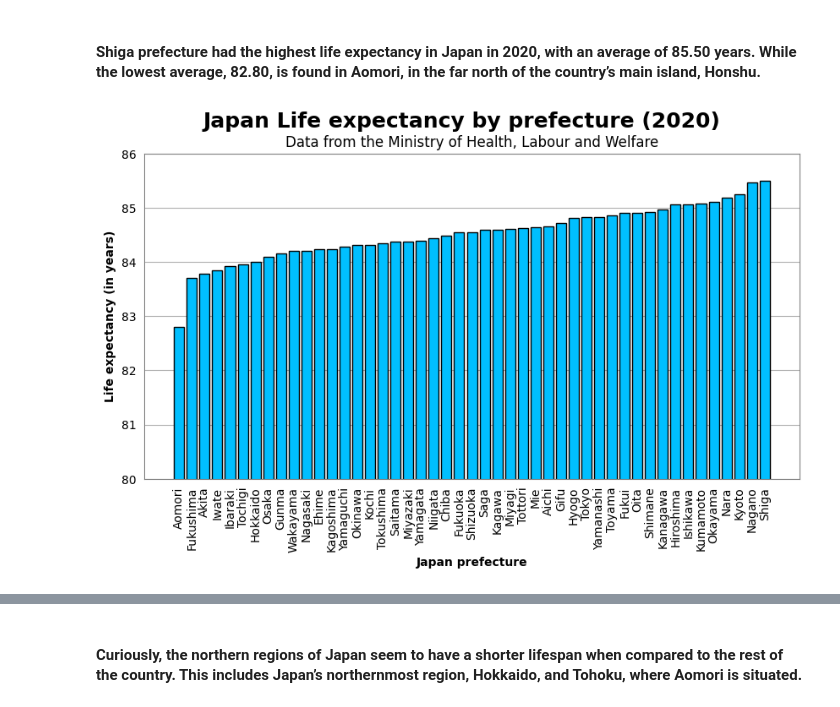
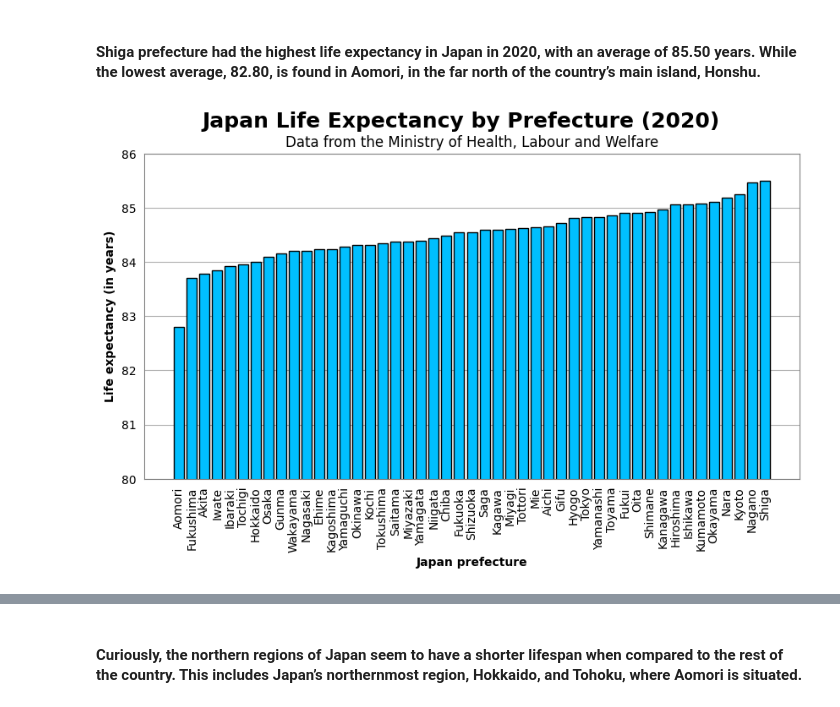
Before and after one commit to rafaseto/japan-life-expectancy, a Jupyter notebook: data_analysis.ipynb, the cells around one changed output, grey strips where cells are left out. Cells and saved outputs as stored; diff of their text form; code cells hidden in the pictures.

```diff
--- a/data_analysis.ipynb
+++ b/data_analysis.ipynb
@@ -47,35 +47,35 @@ ax = plt.gca()
 
 # Change the colors of the axis
 ax.spines['top'].set_color('gray')
 ax.spines['bottom'].set_color('gray')
 ax.spines['left'].set_color('gray')
 ax.spines['right'].set_color('gray')
 
 # Remove ticks from the axis
 ax.tick_params(axis='x', which='both', bottom=False, top=False)
 ax.tick_params(axis='y', which='both', left=False, right=False)
 
 # Y axis interval
 plt.ylim(80, 86)
 
 # Add a grid
 plt.grid(True, axis='y', zorder=0)
 
 # Title of the graph
-plt.suptitle('Japan Life expectancy by prefecture (2020)', fontsize=18, fontweight='bold')
+plt.suptitle('Japan Life Expectancy by Prefecture (2020)', fontsize=18, fontweight='bold')
 
 # Subtitle of the graph
 plt.title('Data from the Ministry of Health, Labour and Welfare', fontsize=12)
 
 plt.xlabel('Japan prefecture', fontweight='bold')
 plt.ylabel('Life expectancy (in years)', fontweight='bold')
 
 # Rotate the x labels
 plt.xticks(rotation=90)
 
 plt.show()
 # %% [output]
-[figure, old version]
+[figure, new version]
 # %%
 import json
 
```
Also changed, not shown: parts of 3 cells of this notebook.
